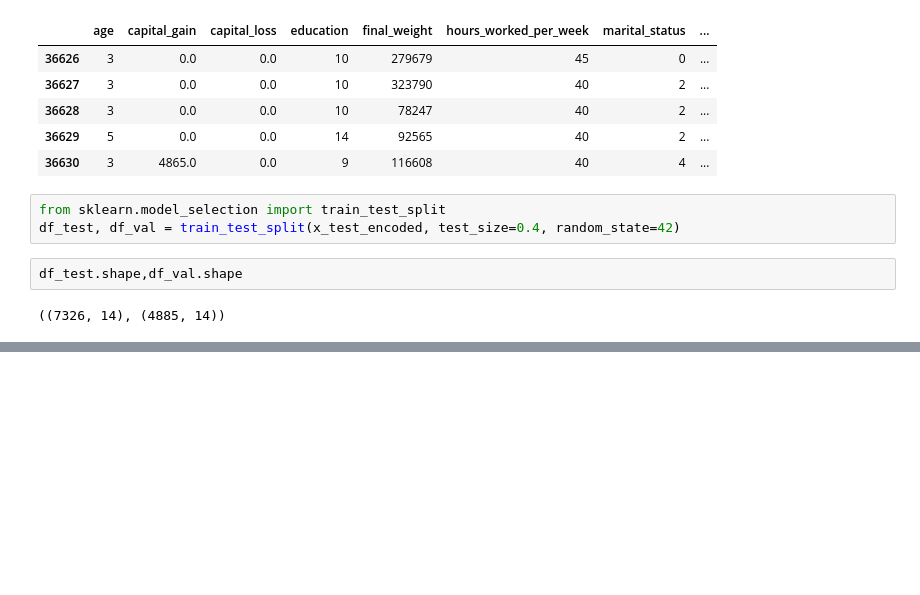
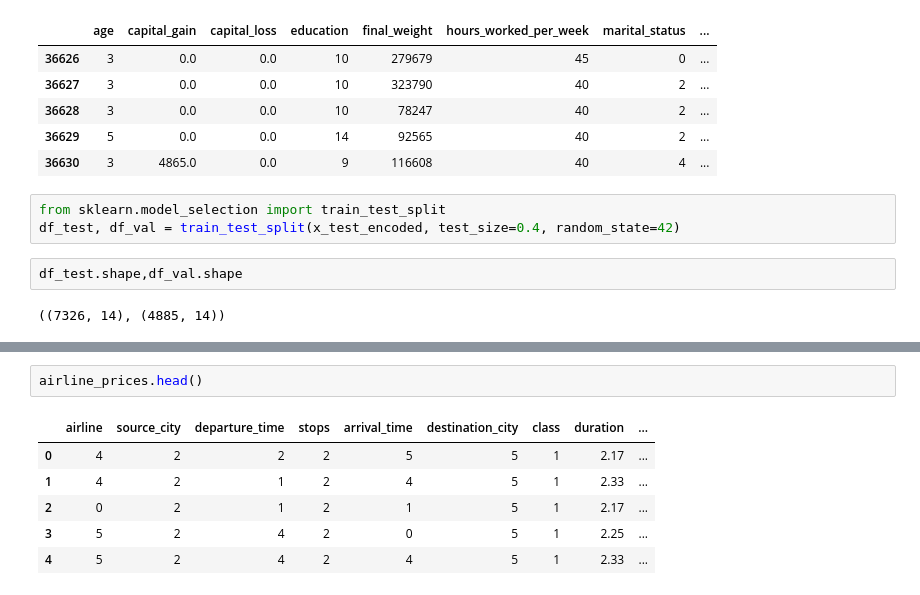
Before and after one commit to MirceaPetcu/particle-swarm-optimization-ensemble-of-classifiers, a Jupyter notebook: eda.ipynb, the cells around one changed output, grey strips where cells are left out. Drawn from its saved outputs; the diff is of its cells as text; blank space fills up the shorter version.

```diff
--- a/eda.ipynb
+++ b/eda.ipynb
@@ -229,0 +367,9 @@ df_val.to_csv('new_val.csv', index=False)
+# %%
+airline_prices.head()
+# %% [output]
+|  | airline | source_city | departure_time | stops | arrival_time | destination_city | class | duration | ... |
+| 0 | 4 | 2 | 2 | 2 | 5 | 5 | 1 | 2.17 | ... |
+| 1 | 4 | 2 | 1 | 2 | 4 | 5 | 1 | 2.33 | ... |
+| 2 | 0 | 2 | 1 | 2 | 1 | 5 | 1 | 2.17 | ... |
+| 3 | 5 | 2 | 4 | 2 | 0 | 5 | 1 | 2.25 | ... |
+| 4 | 5 | 2 | 4 | 2 | 4 | 5 | 1 | 2.33 | ... |
```
Also changed, not shown: parts of 15 cells of this notebook, 22 other files.
